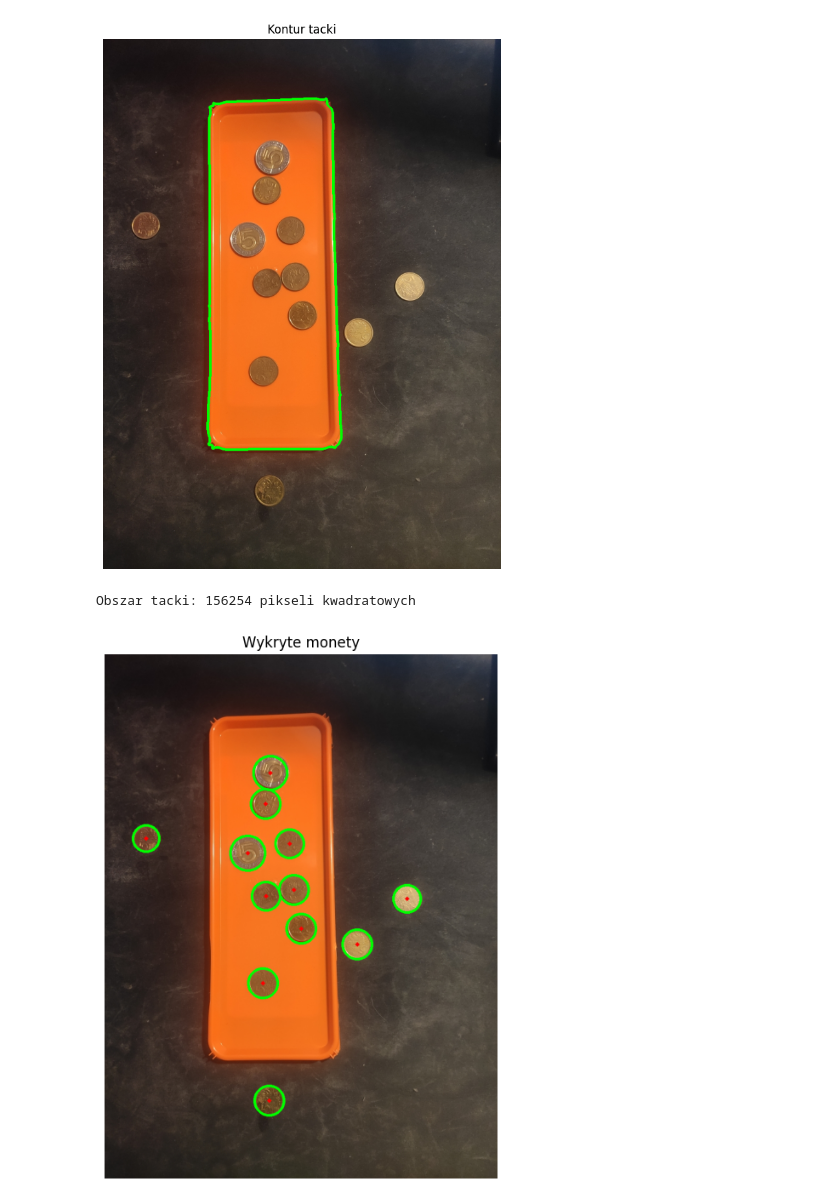
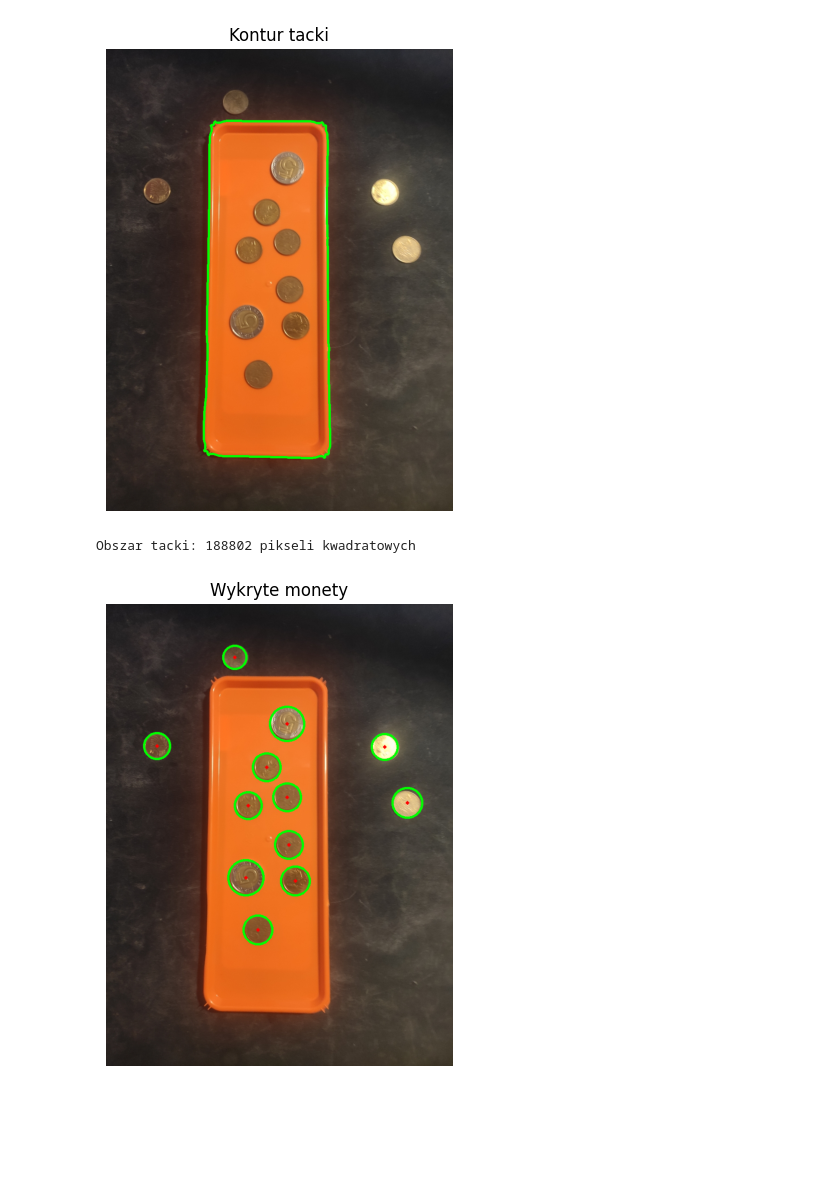
Before and after one commit to tobiamart/EdgeRecognition, a Jupyter notebook: main.ipynb, the cells around one changed output. Drawn from its saved outputs; the diff is of its cells as text; code cells hidden in the pictures; blank space fills up the shorter version.

```diff
--- a/main.ipynb
+++ b/main.ipynb
@@ -3,7 +3,7 @@ import cv2
 import numpy as np
 import matplotlib.pyplot as plt
 # %%
-image_path = "./assets/tray3.jpg"
+image_path = "./assets/tray7.jpg"
 # %%
 img = cv2.imread(image_path)
 if img is None:
@@ -18,37 +18,37 @@ blurred = cv2.GaussianBlur(gray, (7, 7), 1.5)
 # %%
 #WYZNACZANIE KONTURU TACKI
 #Zastosowanie detekcji krawędzi Canny
 edges = cv2.Canny(blurred, 50, 145)
 
 # Operacje morfologiczne, aby połączyć krawędzie tacki
 kernel = cv2.getStructuringElement(cv2.MORPH_RECT, (5, 5))
 closed = cv2.morphologyEx(edges, cv2.MORPH_CLOSE, kernel, iterations=2)
 
 # Znalezienie konturów
 contours, _ = cv2.findContours(closed, cv2.RETR_EXTERNAL, cv2.CHAIN_APPROX_SIMPLE)
 
 img_with_tray_contour = img_rgb.copy()
 
 # Zakładamy, że największy znaleziony kontur to nasza tacka
 if contours:
     tray_contour = max(contours, key=cv2.contourArea)
     cv2.drawContours(img_with_tray_contour, [tray_contour], -1, (0, 255, 0), 3) # Zielona linia dla tacki
 else:
     raise ValueError("Nie znaleziono konturu tacki")
 
-plt.figure(figsize=(12, 10))
+plt.figure(figsize=(6, 6))
 plt.imshow(img_with_tray_contour)
 plt.title("Kontur tacki")
 plt.axis("off")
 plt.show()
 # %% [output]
-[figure, old version]
+[figure, new version]
 # %%
 #Obaszar tacki
 tray_area = cv2.contourArea(tray_contour)
 print(f"Obszar tacki: {tray_area:.0f} pikseli kwadratowych")
 # %% [output]
-Obszar tacki: 156254 pikseli kwadratowych
+Obszar tacki: 188802 pikseli kwadratowych
 # %%
 #Znajdowanie monet za pomocą HoughCircles
 img_with_coin_countours = img_rgb.copy()
@@ -83,13 +83,13 @@ if circles is not None:
 else:
     print("Nie wykryto żadnych monet przy obecnych parametrach!")
 
-plt.figure(figsize=(10, 8))
+plt.figure(figsize=(6, 6))
 plt.imshow(img_with_coin_countours)
 plt.title("Wykryte monety")
 plt.axis("off")
 plt.show()
 # %% [output]
-[figure, old version]
+[figure, new version]
 # %%
 # Zmienne do zliczania i kwot [Zadanie 4 i 5]
 large_on_tray = 0
```
Also changed, not shown: parts of 3 cells of this notebook.
